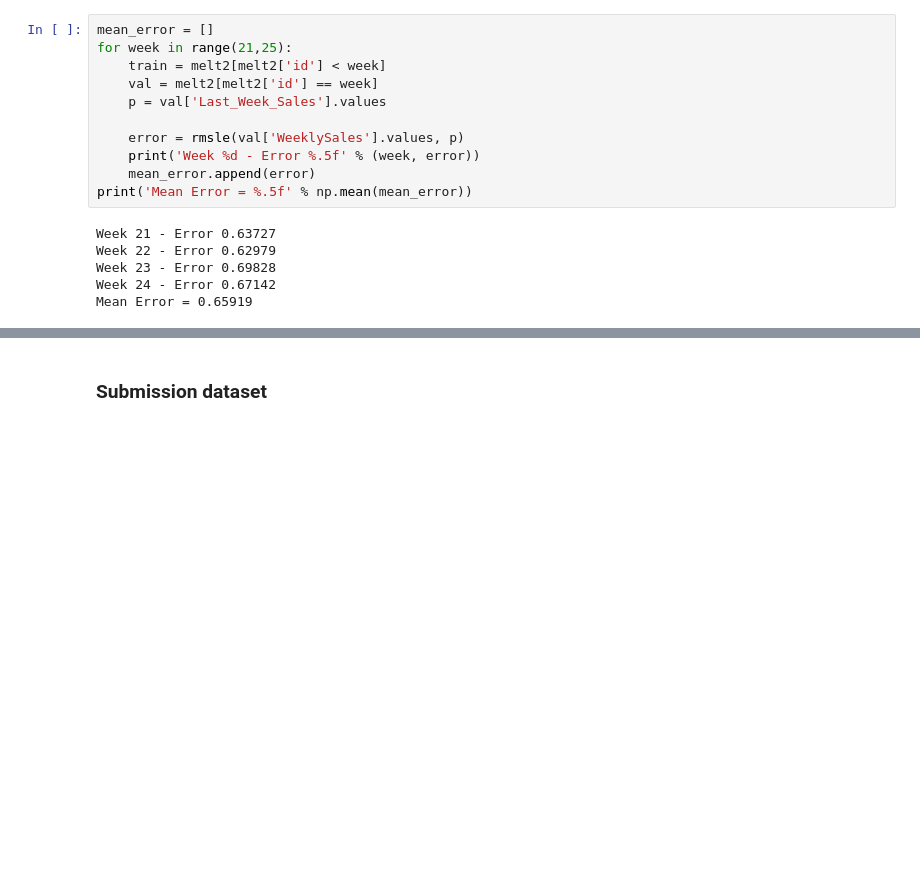
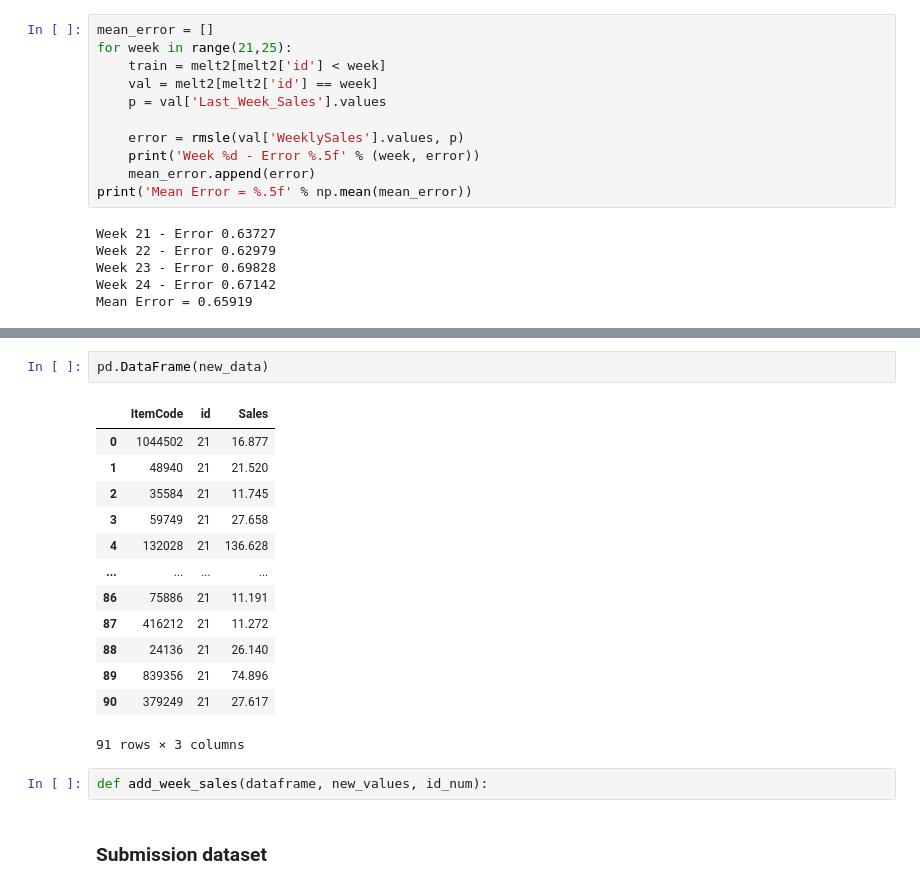
Before and after one commit to Vaseekaran-V/Datastorm-3, a Jupyter notebook: Day1/Time_series_workings_V.ipynb, the cells around one changed output, grey strips where cells are left out. Drawn from its saved outputs; the diff is of its cells as text; blank space fills up the shorter version.

```diff
--- a/Day1/Time_series_workings_V.ipynb
+++ b/Day1/Time_series_workings_V.ipynb
@@ -151,3 +235,21 @@ Mean Error = 0.59950
+# %%
+pd.DataFrame(new_data)
+# %% [output]
+|  | ItemCode | id | Sales |
+| 0 | 1044502 | 21 | 16.877 |
+| 1 | 48940 | 21 | 21.520 |
+| 2 | 35584 | 21 | 11.745 |
+| 3 | 59749 | 21 | 27.658 |
+| 4 | 132028 | 21 | 136.628 |
+| ... | ... | ... | ... |
+| 86 | 75886 | 21 | 11.191 |
+| 87 | 416212 | 21 | 11.272 |
+| 88 | 24136 | 21 | 26.140 |
+| 89 | 839356 | 21 | 74.896 |
+| 90 | 379249 | 21 | 27.617 |
+91 rows × 3 columns
+# %%
+def add_week_sales(dataframe, new_values, id_num):
 # %% [markdown]
 ### Submission dataset
 # %%
```
Also changed, not shown: parts of 21 cells of this notebook, 4 other files.
